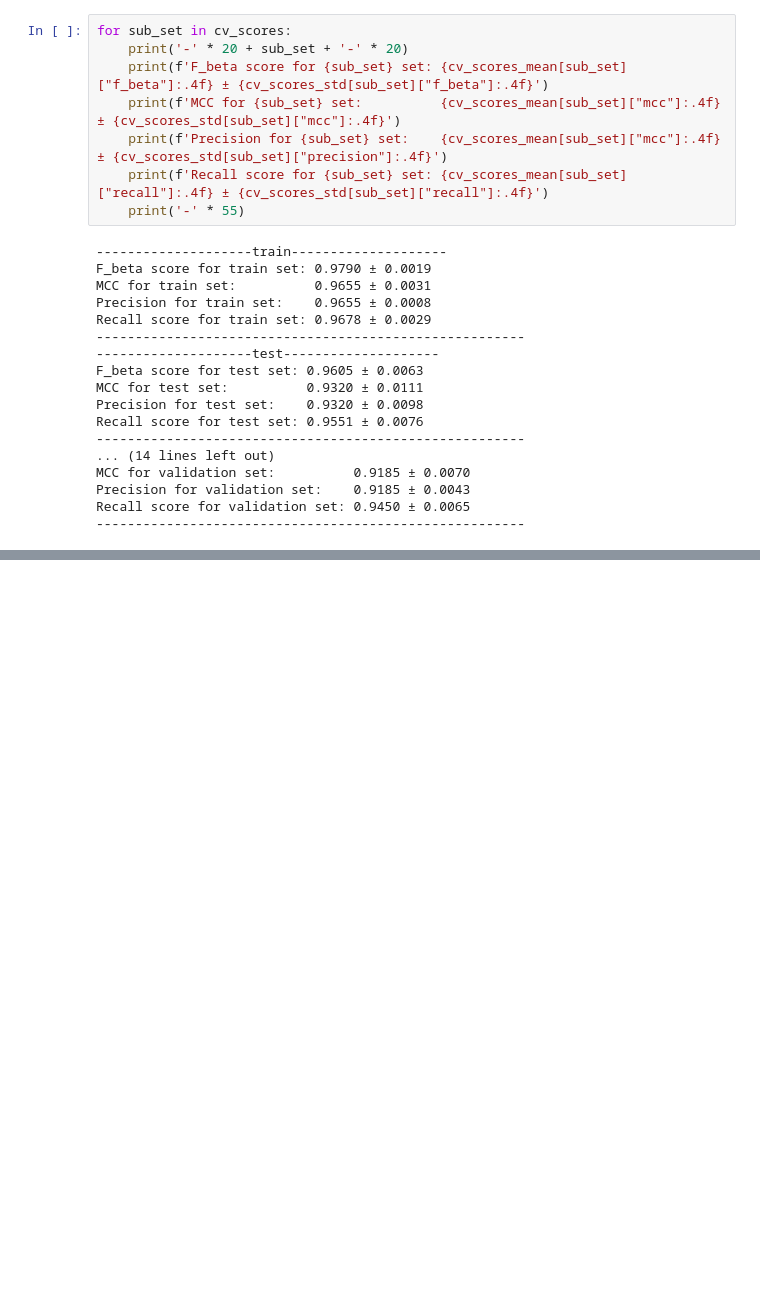
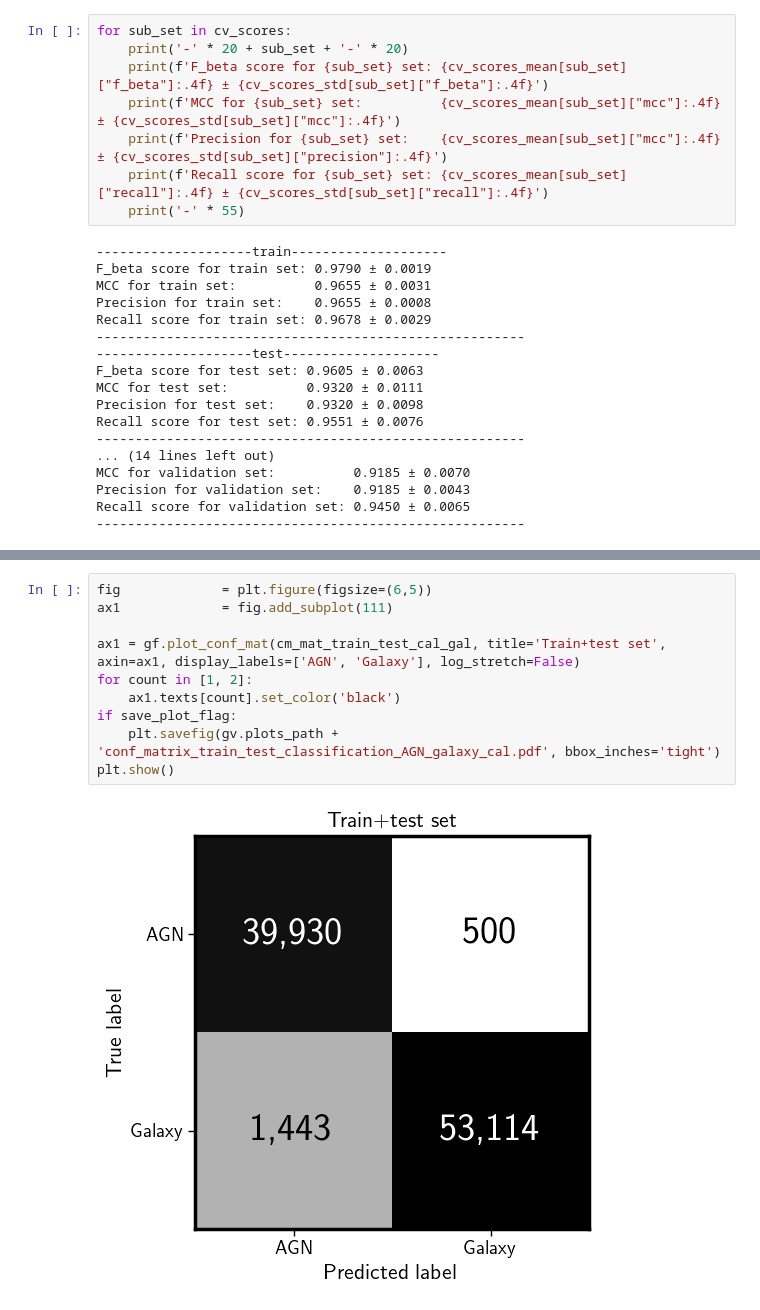
Before and after one commit to racarvajal/Pipeline_ML_6arcsec, a Jupyter notebook: ML_02.ipynb, the cells around one changed output, grey strips where cells are left out. Cells and saved outputs as stored; diff of their text form; blank space fills up the shorter version.

```diff
--- a/ML_02.ipynb
+++ b/ML_02.ipynb
@@ -1941,0 +1959,12 @@ pyc.get_metrics()
+# %%
+fig             = plt.figure(figsize=(6,5))
+ax1             = fig.add_subplot(111)
+
+ax1 = gf.plot_conf_mat(cm_mat_train_test_cal_gal, title='Train+test set', axin=ax1, display_labels=['AGN', 'Galaxy'], log_stretch=False)
+for count in [1, 2]:
+    ax1.texts[count].set_color('black')
+if save_plot_flag:
+    plt.savefig(gv.plots_path + 'conf_matrix_train_test_classification_AGN_galaxy_cal.pdf', bbox_inches='tight')
+plt.show()
+# %% [output]
+[figure, added]
```
Also changed, not shown: parts of 41 cells of this notebook, 2 other files.
